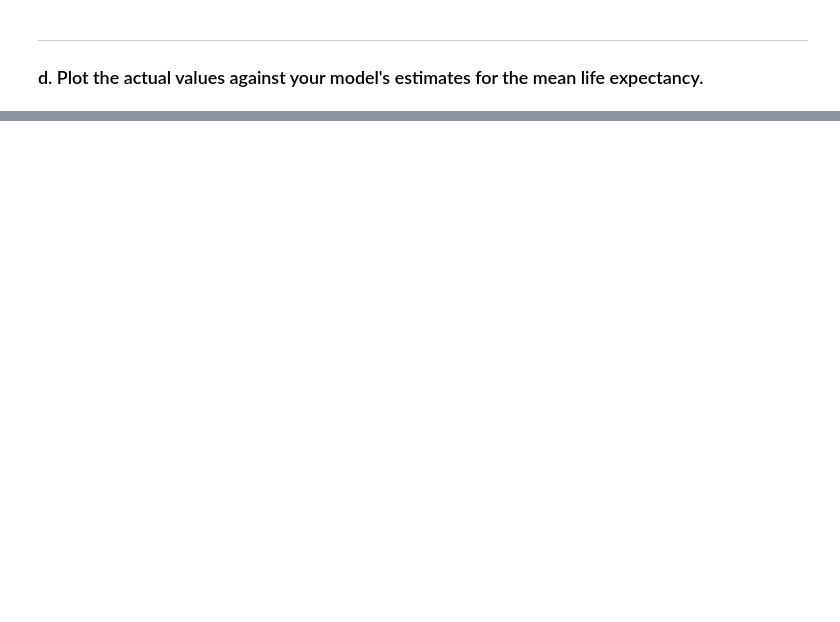
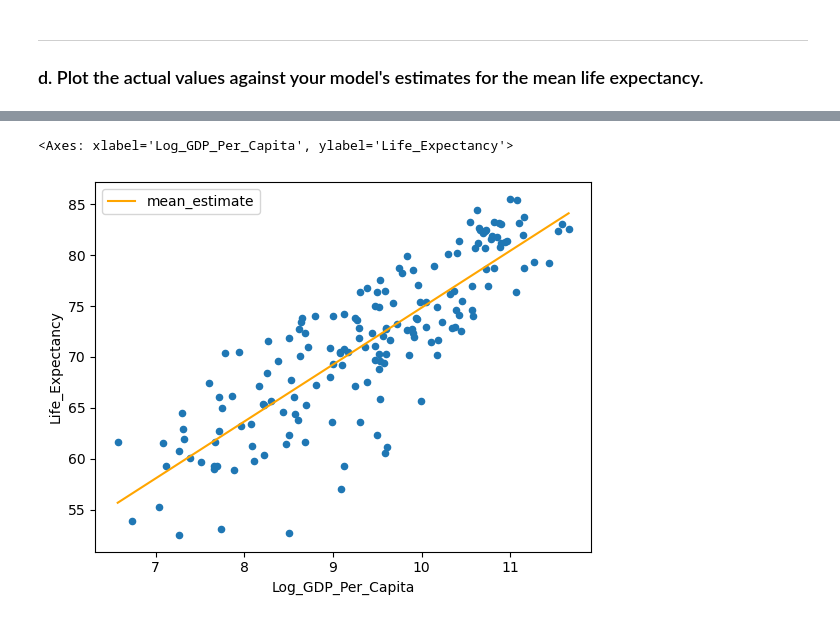
Before and after one commit to nss-data-science-cohort-8/un-linear-regression-GetGubbz, a Jupyter notebook: Linear_Regression_Practice.ipynb, the cells around one changed output, grey strips where cells are left out. Cells and saved outputs as stored; diff of their text form; code cells hidden in the pictures; blank space fills up the shorter version.

```diff
--- a/Linear_Regression_Practice.ipynb
+++ b/Linear_Regression_Practice.ipynb
@@ -128,0 +290,3 @@ pred_df.plot(kind = 'line', x="Year", y='mean_estimate',color='orange', ax=ax)
+# %%
+gdp_le_2021['Log_GDP_Per_Capita'] = np.log(gdp_le_2021['GDP_Per_Capita'])
+gdp_le_2021
@@ -128,0 +307,2 @@ pred_df.plot(kind = 'line', x="Year", y='mean_estimate',color='orange', ax=ax)
+# %%
+le_vs_log_gdp = smf.ols("Life_Expectancy ~ Log_GDP_Per_Capita", data=gdp_le_2021).fit()
@@ -128,0 +359,3 @@ pred_df.plot(kind = 'line', x="Year", y='mean_estimate',color='orange', ax=ax)
+# %%
+log_av_le_per_GDP = gdp_le_2021.groupby('Log_GDP_Per_Capita')['Life_Expectancy'].mean().reset_index()
+log_av_le_per_GDP
@@ -128,0 +376,4 @@ pred_df.plot(kind = 'line', x="Year", y='mean_estimate',color='orange', ax=ax)
+# %%
+log_pred_le_vs_gdp = pd.DataFrame({'Log_GDP_Per_Capita': np.linspace(start=gdp_le_2021['Log_GDP_Per_Capita'].min(), stop=gdp_le_2021['Log_GDP_Per_Capita'].max())})
+log_pred_le_vs_gdp['mean_estimate'] = le_vs_log_gdp.predict(log_pred_le_vs_gdp)
+log_pred_le_vs_gdp
@@ -128,0 +398,7 @@ pred_df.plot(kind = 'line', x="Year", y='mean_estimate',color='orange', ax=ax)
+# %%
+fig, ax = plt.subplots()
+log_av_le_per_GDP.plot(kind = 'scatter', x='Log_GDP_Per_Capita', y = 'Life_Expectancy', ax=ax)
+log_pred_le_vs_gdp.plot(kind = 'line', x="Log_GDP_Per_Capita", y='mean_estimate',color='orange', ax=ax)
+# %% [output]
+<Axes: xlabel='Log_GDP_Per_Capita', ylabel='Life_Expectancy'>
+[figure, added]
```
Also changed, not shown: parts of 49 cells of this notebook.
